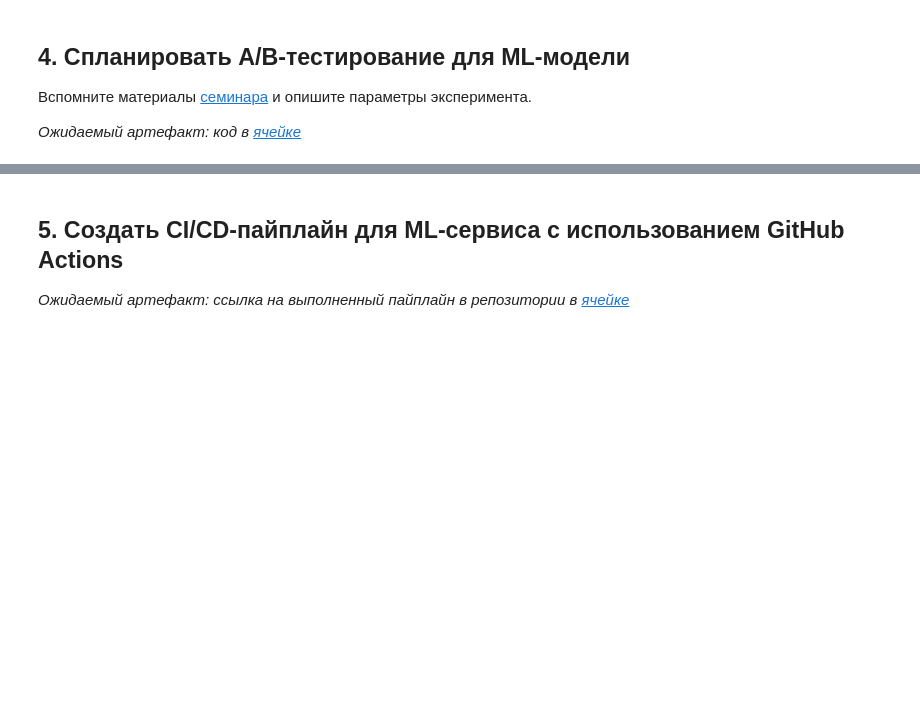
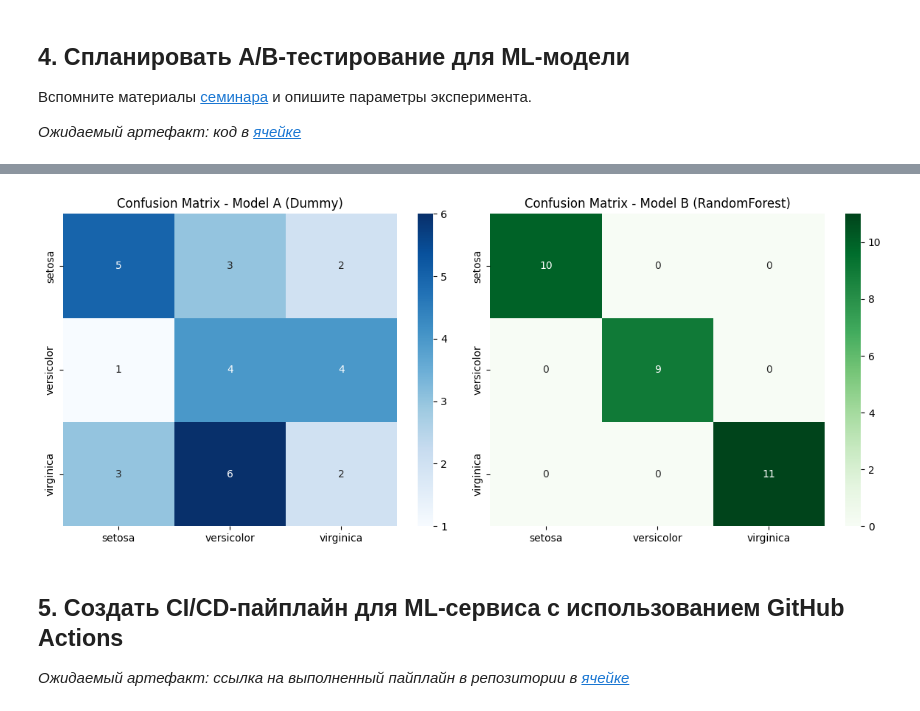
Before and after one commit to friemari/mlops_mipt_7, a Jupyter notebook: HW7_CICD_Неяскина_Екатерина.ipynb, the cells around one changed output, grey strips where cells are left out. Saved outputs shown, nothing was run; the diff lists cells and outputs as text; code cells hidden in the pictures; blank space fills up the shorter version.

```diff
--- a/HW7_CICD_Неяскина_Екатерина.ipynb
+++ b/HW7_CICD_Неяскина_Екатерина.ipynb
@@ -194,3 +291,80 @@ GitLab автоматически запустит пайплайн, и вы с
 
 
 *Ожидаемый артефакт: код в [ячейке](#scrollTo=OluzjqEhaIpM)*
+# %%
+import numpy as np
+import pandas as pd
+from sklearn.datasets import load_iris
+from sklearn.model_selection import train_test_split
+from sklearn.dummy import DummyClassifier
+from sklearn.ensemble import RandomForestClassifier
+from sklearn.metrics import accuracy_score, classification_report
+from scipy.stats import fisher_exact, chi2_contingency
+import matplotlib.pyplot as plt
+import seaborn as sns
+
+# Загрузка данных
+iris = load_iris()
+X, y = iris.data, iris.target
+
+# Разделение на train/test
+X_train, X_test, y_train, y_test = train_test_split(
+    X, y, test_size=0.2, random_state=42, shuffle=True
+)
+
+# Модель A (базовая - DummyClassifier)
+model_A = DummyClassifier(strategy='stratified', random_state=42)
+model_A.fit(X_train, y_train)
+
+# Модель B (новая - RandomForest)
+model_B = RandomForestClassifier(n_estimators=100, max_depth=5, random_state=42)
+model_B.fit(X_train, y_train)
+
+# Предсказания
+y_pred_A = model_A.predict(X_test)
+y_pred_B = model_B.predict(X_test)
+
+# Метрики
+accuracy_A = accuracy_score(y_test, y_pred_A)
+accuracy_B = accuracy_score(y_test, y_pred_B)
+
+print(f"Модель A (DummyClassifier): {accuracy_A:.4f}")
+print(f"Модель B (RandomForest): {accuracy_B:.4f}")
+
+# Статистический тест (матрица несоответствий)
+cm_A = np.zeros((3, 3))
+cm_B = np.zeros((3, 3))
+for true, pred_A, pred_B in zip(y_test, y_pred_A, y_pred_B):
+    cm_A[true][pred_A] += 1
+    cm_B[true][pred_B] += 1
+
+correct_A = cm_A.trace()
+incorrect_A = cm_A.sum() - correct_A
+correct_B = cm_B.trace()
+incorrect_B = cm_B.sum() - correct_B
+
+contingency = [[correct_A, incorrect_A], [correct_B, incorrect_B]]
+odds_ratio, p_value = fisher_exact(contingency, alternative='two-sided')
+
+print(f"\nОтношение шансов: {odds_ratio:.3f}")
+print(f"P-значение: {p_value:.4f}")
+
+alpha = 0.05
+if p_value < alpha:
+    print(f"\nОтвергаем H0: есть статистически значимая разница (p={p_value:.4f} < {alpha})")
+    if accuracy_B > accuracy_A:
+        print("Вывод: Модель B лучше модели A")
+else:
+    print(f"\nНе отвергаем H0: нет статистически значимой разницы")
+
+# Визуализация
+fig, axes = plt.subplots(1, 2, figsize=(12, 5))
+sns.heatmap(pd.DataFrame(cm_A, index=iris.target_names, columns=iris.target_names),
+            annot=True, fmt='g', cmap='Blues', ax=axes[0])
+axes[0].set_title('Confusion Matrix - Model A (Dummy)')
+sns.heatmap(pd.DataFrame(cm_B, index=iris.target_names, columns=iris.target_names),
+            annot=True, fmt='g', cmap='Greens', ax=axes[1])
+axes[1].set_title('Confusion Matrix - Model B (RandomForest)')
+plt.tight_layout()
+plt.show()
+# %% [output]
@@ -197,3 +379,4 @@ GitLab автоматически запустит пайплайн, и вы с
+[figure, added]
 # %% [markdown]
 ## 5. Создать CI/CD-пайплайн для ML-сервиса с использованием GitHub Actions
 
```
Also changed, not shown: parts of 18 cells of this notebook, 4 other files.
